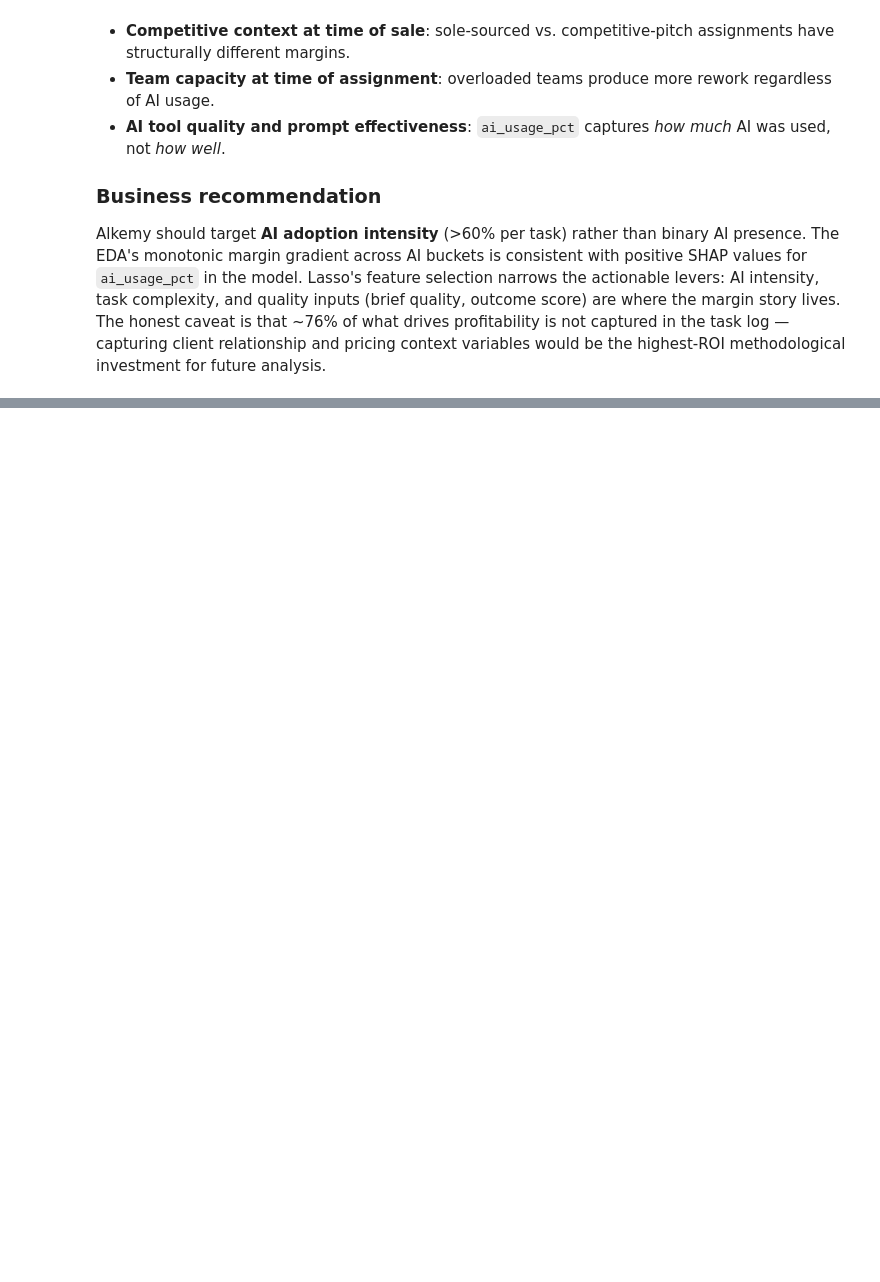
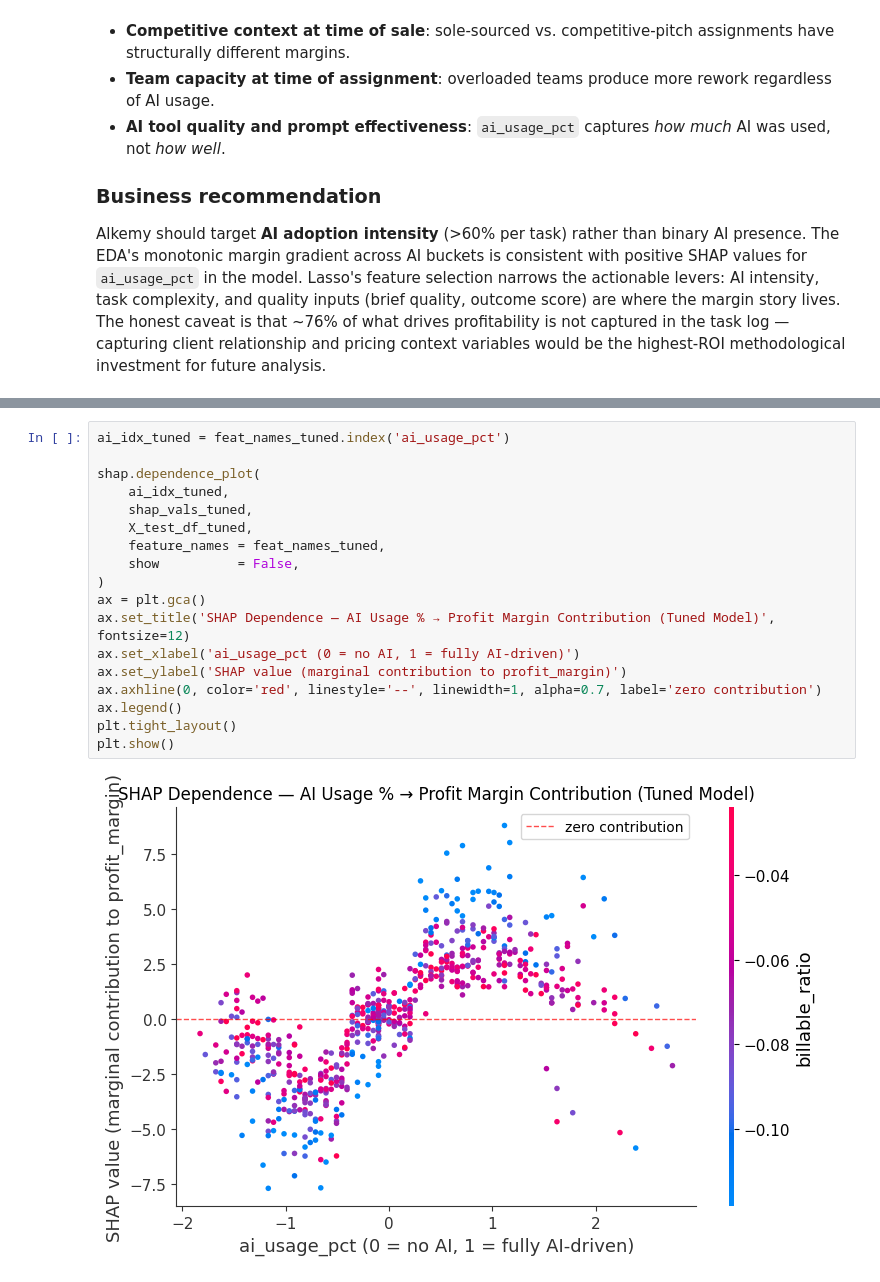
Before and after one commit to andreamammano89-maker/ML_Project_SEA_815441, a Jupyter notebook: modelling.ipynb, the cells around one changed output, grey strips where cells are left out. Drawn from its saved outputs; the diff is of its cells as text; blank space fills up the shorter version.

```diff
--- a/modelling.ipynb
+++ b/modelling.ipynb
@@ -470,0 +925,20 @@ Alkemy should target **AI adoption intensity** (>60% per task) rather than binar
+# %%
+ai_idx_tuned = feat_names_tuned.index('ai_usage_pct')
+
+shap.dependence_plot(
+    ai_idx_tuned,
+    shap_vals_tuned,
+    X_test_df_tuned,
+    feature_names = feat_names_tuned,
+    show          = False,
+)
+ax = plt.gca()
+ax.set_title('SHAP Dependence — AI Usage % → Profit Margin Contribution (Tuned Model)', fontsize=12)
+ax.set_xlabel('ai_usage_pct (0 = no AI, 1 = fully AI-driven)')
+ax.set_ylabel('SHAP value (marginal contribution to profit_margin)')
+ax.axhline(0, color='red', linestyle='--', linewidth=1, alpha=0.7, label='zero contribution')
+ax.legend()
+plt.tight_layout()
+plt.show()
+# %% [output]
+[figure, added]
```
Also changed, not shown: parts of 20 cells of this notebook.
